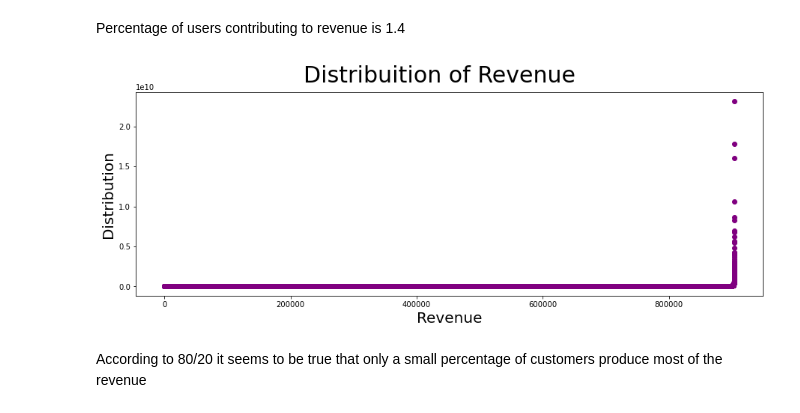
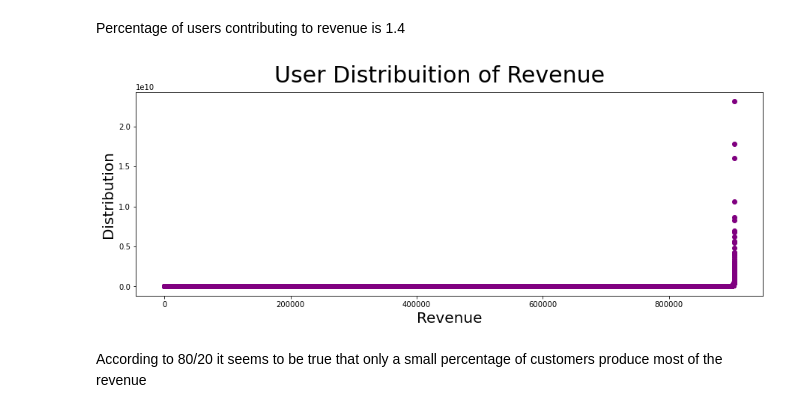
Before and after one commit to sherintm/GA-customer-revenue-analysis, a Jupyter notebook: GACustomerRevenueAnalysis.ipynb, the cells around one changed output. Saved outputs shown, nothing was run; the diff lists cells and outputs as text; code cells hidden in the pictures.

```diff
--- a/GACustomerRevenueAnalysis.ipynb
+++ b/GACustomerRevenueAnalysis.ipynb
@@ -389,21 +389,21 @@ print(user_percent)
 Percentage of users contributing to revenue is 1.4
 # %%
 fig = plt.figure(figsize=(15,5))
-plt.suptitle('Distribuition of Revenue', fontsize=30)
+plt.suptitle('User Distribuition of Revenue', fontsize=30)
 
 # ax1 = fig.add_subplot(121)
 # _ = sns.distplot(np.log(df_train[df_train['totals.transactionRevenue'] > 0]["totals.transactionRevenue"]), bins=40,color='#e56b6f', ax=ax1)
 # _ = ax1.set_ylabel('Distribution', fontsize=20)
 # _ = ax1.set_xlabel('Transaction Revenue Log', fontsize=20)
 
 
 #ax2 = fig.add_subplot(122)
 plt.scatter(range(ga_data_clean.shape[0]), np.sort(ga_data_clean['totals.transactionRevenue'].values), color='purple')
 plt.ylabel('Distribution', fontsize=20)
 plt.xlabel('Revenue', fontsize=20)
 plt.savefig("RevenueDistribution.png")
 # %% [output]
-[figure, old version]
+[figure, new version]
 # %% [markdown]
 According to 80/20 it seems to be true that only a small percentage of customers produce most of the revenue
 # %%
```
Also changed, not shown: parts of 13 cells of this notebook, 1 other file.
